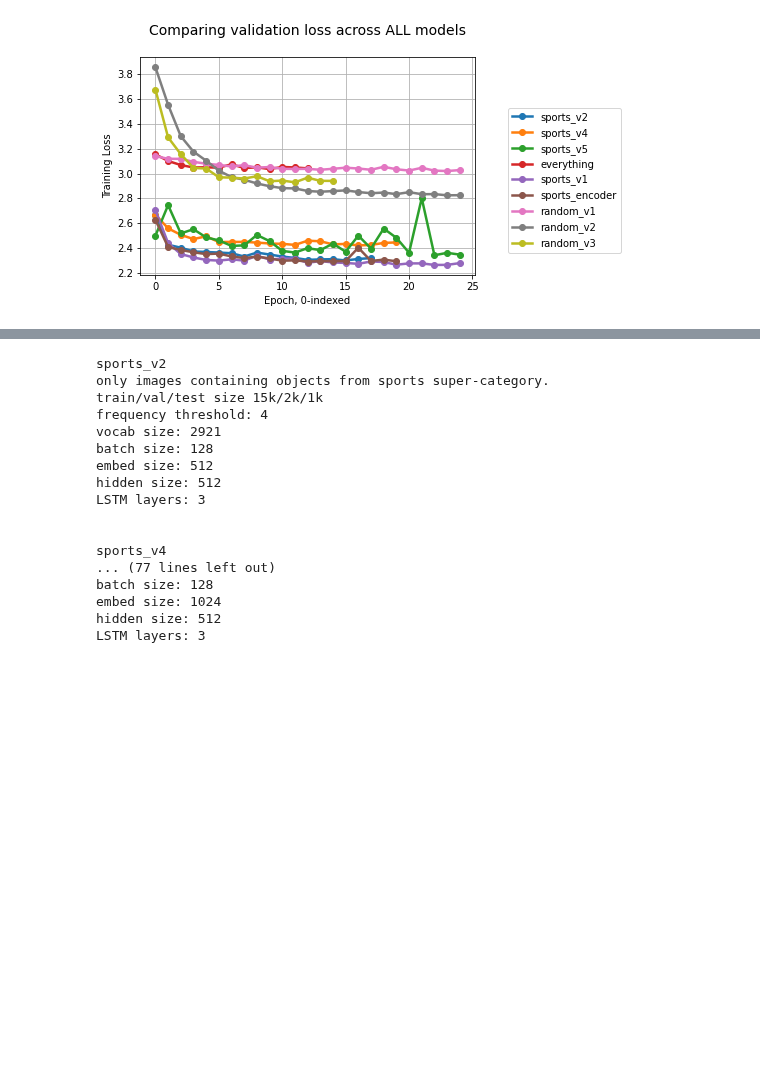
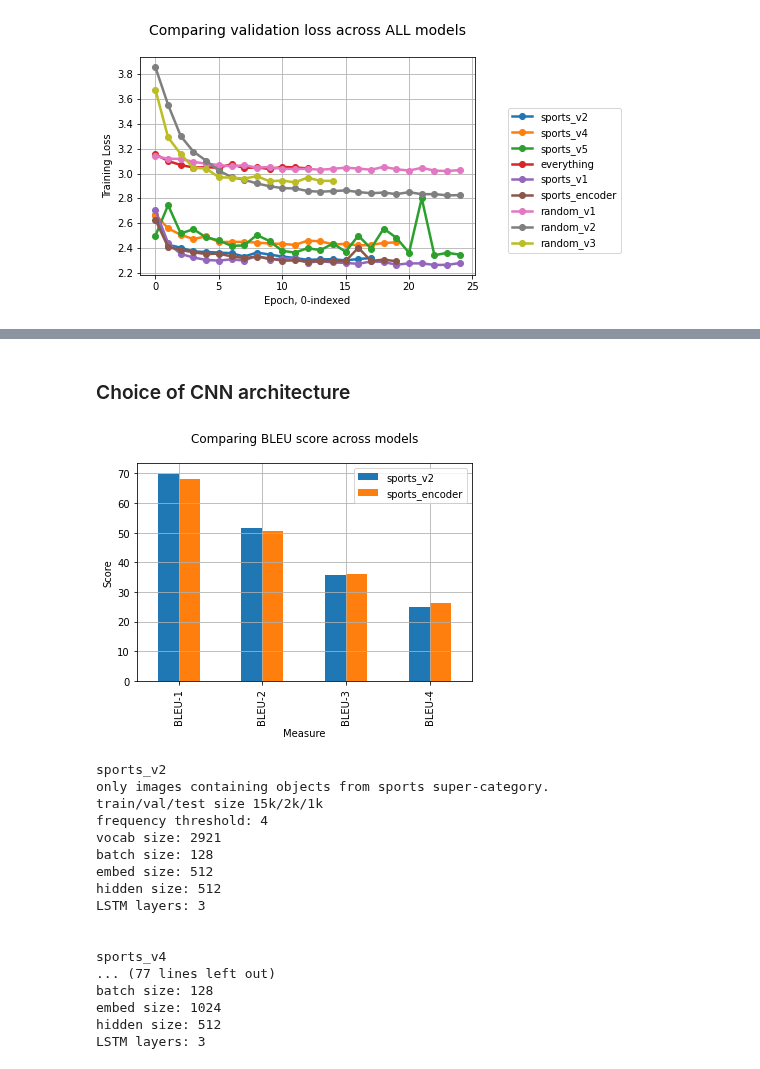
Before and after one commit to Khaliladib11/INM706-image-captioning, a Jupyter notebook: code/3_Compare_models.ipynb, the cells around one changed output, grey strips where cells are left out. Cells and saved outputs as stored; diff of their text form; code cells hidden in the pictures; blank space fills up the shorter version.

```diff
--- a/code/3_Compare_models.ipynb
+++ b/code/3_Compare_models.ipynb
@@ -156,3 +164,11 @@ We should either do more experiments, or use 512 for simplicity and improved spe
+# %% [markdown]
+### Choice of CNN architecture
+# %%
+bleu_df.loc[['sports_v2','sports_encoder'],:].transpose().plot(kind="bar", grid=True,
+                                          title="Comparing BLEU score across models\n",
+                                          xlabel="Measure", ylabel="Score");
+# %% [output]
+[figure, added]
 # %%
 for key, val in results.items():
     print(key)
```
Also changed, not shown: parts of 1 cell of this notebook, 1 other file.
